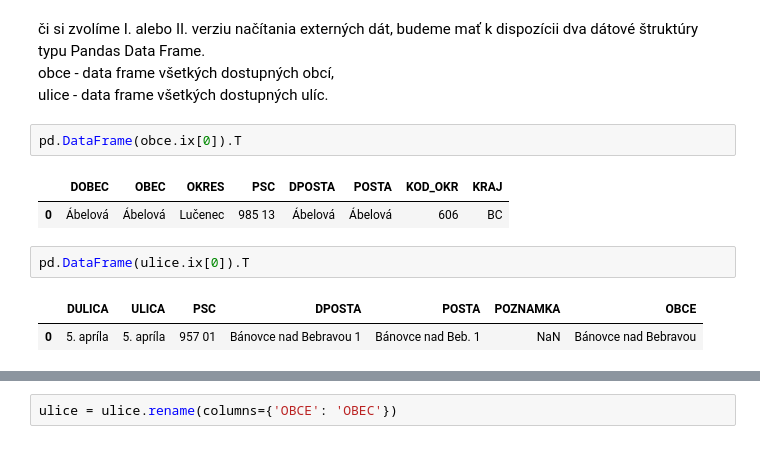
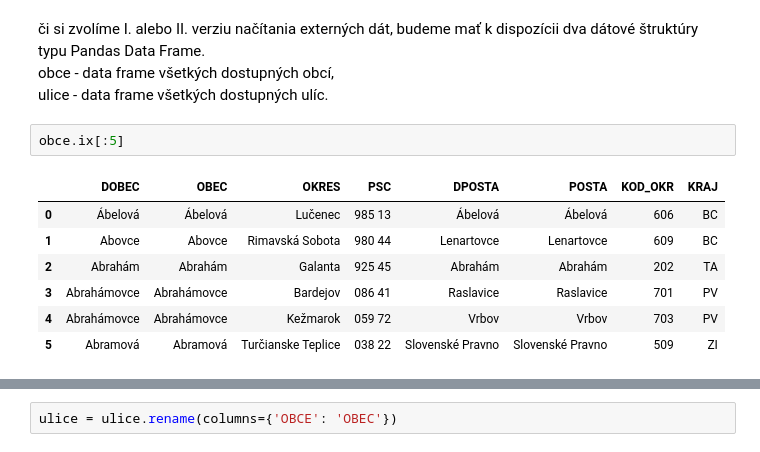
Before and after one commit to kurina/PANDAS, a Jupyter notebook: obce_and_ulice.ipynb, the cells around one changed output, grey strips where cells are left out. Cells and saved outputs as stored; diff of their text form.

```diff
--- a/obce_and_ulice.ipynb
+++ b/obce_and_ulice.ipynb
@@ -21,13 +19,13 @@ ulice=pd.read_csv('data_source/ULICE.csv',delimiter=';',encoding='utf-8')
 Pandas Data Frame. <br>
 obce - data frame všetkých dostupných obcí, <br>
 ulice - data frame všetkých dostupných ulíc. <br>
-# %%
-pd.DataFrame(obce.ix[0]).T
-# %% [output]
-|  | DOBEC | OBEC | OKRES | PSC | DPOSTA | POSTA | KOD_OKR | KRAJ |
-| 0 | Ábelová | Ábelová | Lučenec | 985 13 | Ábelová | Ábelová | 606 | BC |
-# %%
-pd.DataFrame(ulice.ix[0]).T
-# %% [output]
-|  | DULICA | ULICA | PSC | DPOSTA | POSTA | POZNAMKA | OBCE |
-| 0 | 5. apríla | 5. apríla | 957 01 | Bánovce nad Bebravou 1 | Bánovce nad Beb. 1 | NaN | Bánovce nad Bebravou |
+# %%
+obce.ix[:5]
+# %% [output]
+|  | DOBEC | OBEC | OKRES | PSC | DPOSTA | POSTA | KOD_OKR | KRAJ |
+| 0 | Ábelová | Ábelová | Lučenec | 985 13 | Ábelová | Ábelová | 606 | BC |
+| 1 | Abovce | Abovce | Rimavská Sobota | 980 44 | Lenartovce | Lenartovce | 609 | BC |
+| 2 | Abrahám | Abrahám | Galanta | 925 45 | Abrahám | Abrahám | 202 | TA |
+| 3 | Abrahámovce | Abrahámovce | Bardejov | 086 41 | Raslavice | Raslavice | 701 | PV |
+| 4 | Abrahámovce | Abrahámovce | Kežmarok | 059 72 | Vrbov | Vrbov | 703 | PV |
+| 5 | Abramová | Abramová | Turčianske Teplice | 038 22 | Slovenské Pravno | Slovenské Pravno | 509 | ZI |
```
Also changed, not shown: parts of 5 cells of this notebook.
